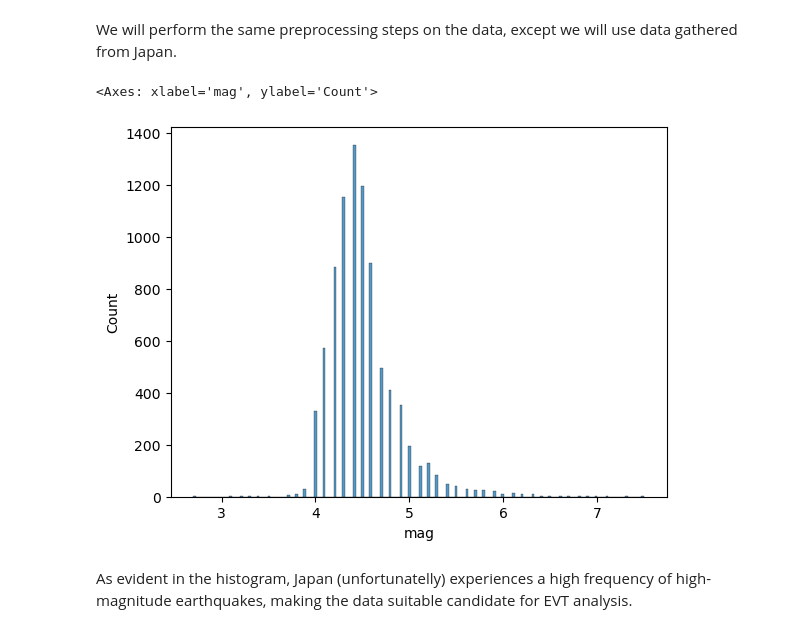
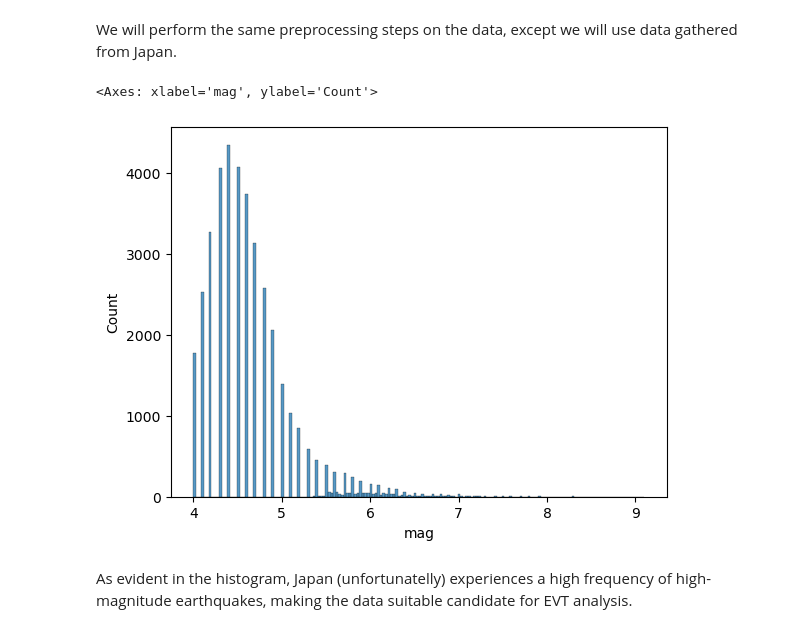
Before and after one commit to Luka-Radulovic/earthquake-statistical-analysis, a Jupyter notebook: earthquake-analysis.ipynb, the cells around one changed output. Saved outputs shown, nothing was run; the diff lists cells and outputs as text; code cells hidden in the pictures.

```diff
--- a/earthquake-analysis.ipynb
+++ b/earthquake-analysis.ipynb
@@ -406,20 +478,25 @@ In this part of the project, we will analyize the tails of earthquake distributi
 # %% [markdown]
 We will perform the same preprocessing steps on the data, except we will use data gathered from Japan.
 # %%
-df = pd.read_csv("data/japan.csv")
+df_1 = pd.read_csv("data/japan_1.csv")
+df_2 = pd.read_csv("data/japan_2.csv")
+
+
+df = pd.concat([df_1,df_2], axis=0)
 df.sample(3)
 
-df["time"] = pd.to_datetime(df["time"]) # Transform time column to hold Pandas DateTime objects
+
+df["time"] = pd.to_datetime(df["time"])
 df.drop_duplicates(inplace=True)
 
 drop_columns = ["nst", "gap", "dmin", "rms", "horizontalError", "depthError", "magError", "magNst"]
 df.drop(columns = drop_columns, inplace = True)
 
 magnitudes = df["mag"]
 sns.histplot(magnitudes)
 # %% [output]
 <Axes: xlabel='mag', ylabel='Count'>
-[figure, old version]
+[figure, new version]
 # %% [markdown]
  As evident in the histogram, Japan (unfortunatelly) experiences a high frequency of high-magnitude earthquakes, making the data suitable candidate for EVT analysis.
 # %% [markdown]
```
Also changed, not shown: parts of 43 cells of this notebook.
